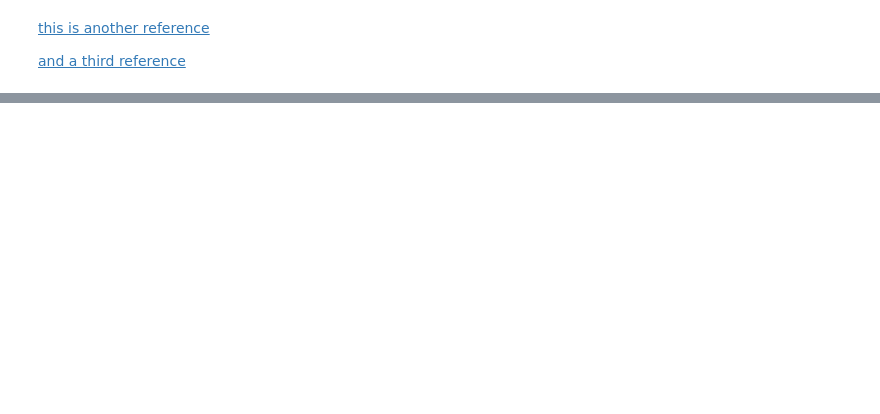
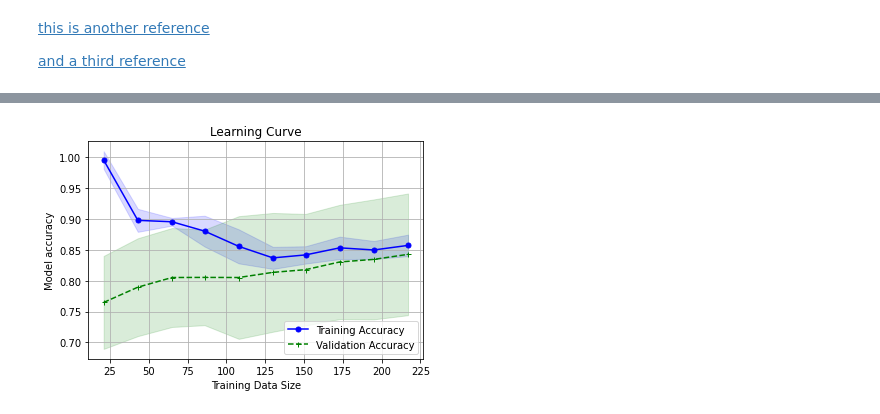
Before and after one commit to abielhammonds/predict_heart_disease_machine_learning_project, a Jupyter notebook: Machine_Learning_Heart_Disease.ipynb, the cells around one changed output, grey strips where cells are left out. Saved outputs shown, nothing was run; the diff lists cells and outputs as text; code cells hidden in the pictures; blank space fills up the shorter version.

Commit message:
implemented permutation importance, re-split data with validation set, implemented decision tree model, bookmarked code for implementing ensemble learning

```diff
--- a/Machine_Learning_Heart_Disease.ipynb
+++ b/Machine_Learning_Heart_Disease.ipynb
@@ -128,0 +142,6 @@ X_train, X_test, y_train, y_test = train_test_split(X, y, test_size=0.30)
+# %%
+### Split the heart dataset into a Training Set and a Testing Set (testing set = = test_size = 20% of data)
+X_train, X_test, y_train, y_test = train_test_split(X, y, test_size=0.20, random_state=7, stratify=y)
+
+### Then split the Training Set, to set aside a Validation Set (validation set = test_size = 20% of data)
+X_train, X_val, y_train, y_val = train_test_split(X, y, test_size=0.20, random_state=7, stratify=y)
@@ -131,8 +166,8 @@ X_train, X_test, y_train, y_test = train_test_split(X, y, test_size=0.30)
 # %%
-#create a variable called ml_model and use it to call the logistic regression classifer
-ml_model = LogisticRegression(max_iter=1000)
+#create a variable called ml_model and use it to instantiate (call) the logistic regression classifer
+logreg_model = LogisticRegression(max_iter=1000)
 
 #fit the classifier to the training data - the training features and the training labels are passed in
-ml_model.fit(X_train,y_train)
+logreg_model.fit(X_train,y_train)
 # %% [output]
 LogisticRegression(max_iter=1000)
@@ -236,0 +306,25 @@ eli5.show_weights(perm, feature_names = val_X.columns.tolist())
+# %%
+from sklearn.model_selection import learning_curve
+
+# Use learning curve to get training and validation scores along with train sizes
+train_sizes, train_scores, val_scores = learning_curve(estimator=logreg_model, X=X_train, y=y_train, cv=10, train_sizes=np.linspace(0.1, 1.0, 10), n_jobs=1)
+
+# Calculate training and test mean and std
+train_mean = np.mean(train_scores, axis=1)
+train_std = np.std(train_scores, axis=1)
+val_mean = np.mean(val_scores, axis=1)
+val_std = np.std(val_scores, axis=1)
+
+# Plot the learning curve
+plt.plot(train_sizes, train_mean, color='blue', marker='o', markersize=5, label='Training Accuracy')
+plt.fill_between(train_sizes, train_mean + train_std, train_mean - train_std, alpha=0.15, color='blue')
+plt.plot(train_sizes, val_mean, color='green', marker='+', markersize=5, linestyle='--', label='Validation Accuracy')
+plt.fill_between(train_sizes, val_mean + val_std, val_mean - val_std, alpha=0.15, color='green')
+plt.title('Learning Curve')
+plt.xlabel('Training Data Size')
+plt.ylabel('Model accuracy')
+plt.grid()
+plt.legend(loc='lower right')
+plt.show()
+# %% [output]
+[figure, added]
```
Also changed, not shown: parts of 41 cells of this notebook, 1 other file.
